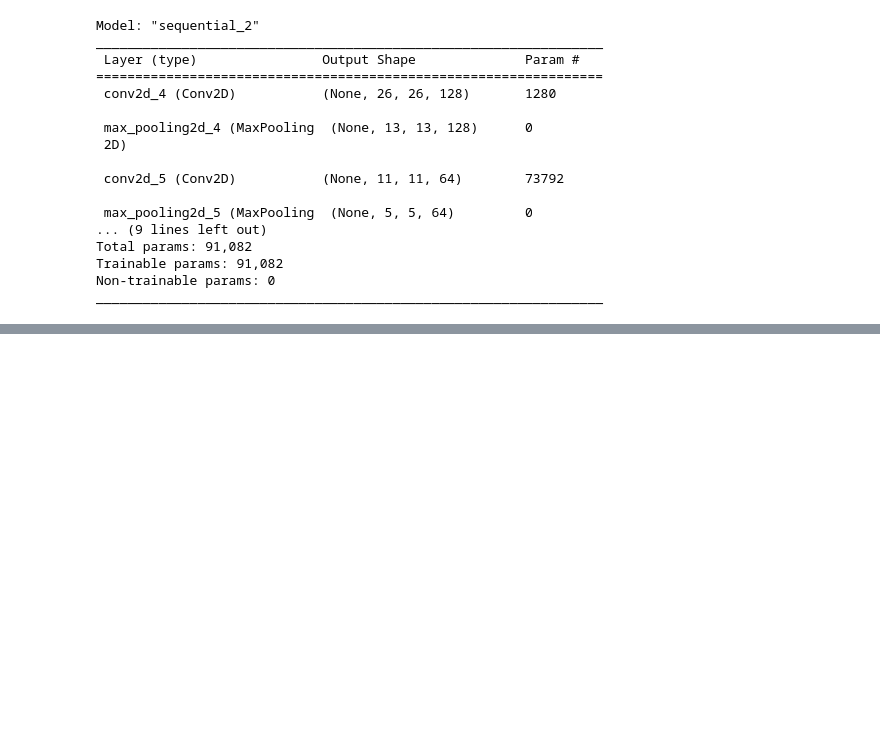
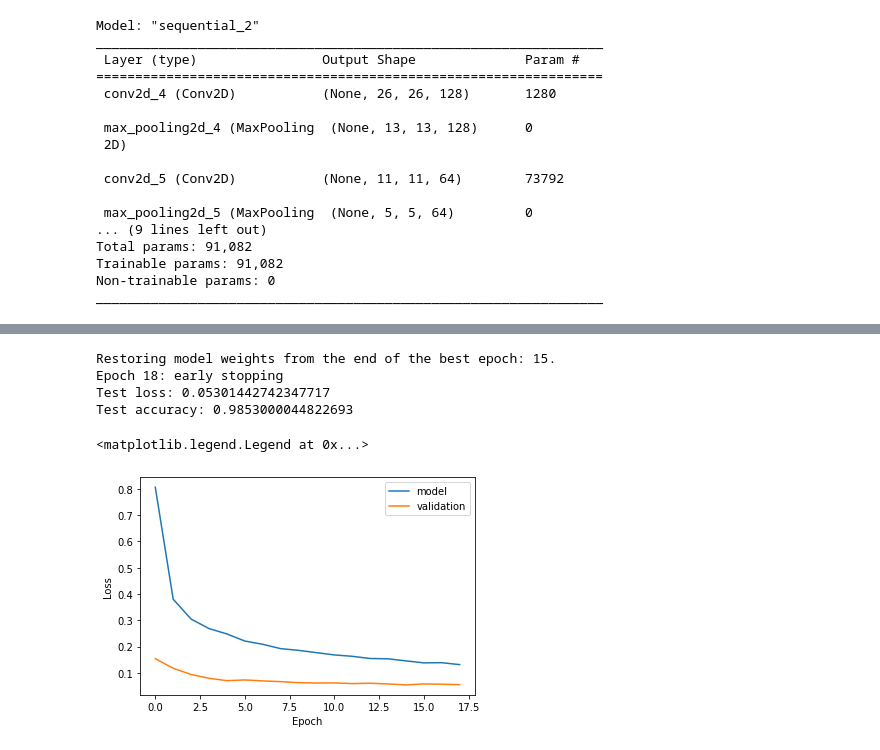
Before and after one commit to imraunav/MNIST-Dataset-classification, a Jupyter notebook: ExampleMNIST.ipynb, the cells around one changed output, grey strips where cells are left out. Drawn from its saved outputs; the diff is of its cells as text; code cells hidden in the pictures; blank space fills up the shorter version.

```diff
--- a/ExampleMNIST.ipynb
+++ b/ExampleMNIST.ipynb
@@ -267,0 +272,16 @@ plt.legend()
+# %%
+model = keras.Sequential(
+    [
+        keras.Input(shape=input_shape),
+        layers.Conv2D(128, kernel_size=(3, 3), activation="relu"),
+        layers.MaxPooling2D(pool_size=(2, 2)),
+        layers.Conv2D(64, kernel_size=(3, 3), activation="relu"),
+        layers.MaxPooling2D(pool_size=(2, 2)),
+        layers.Conv2D(32, kernel_size=(3, 3), activation="relu"),
+        layers.MaxPooling2D(pool_size=(2, 2)),
+        layers.Flatten(),
+        layers.Dropout(0.5),
+        layers.Dense(num_classes, activation="softmax"),
+    ]
+)
+model.summary()
@@ -267,0 +306,31 @@ plt.legend()
+# %%
+batch_size = 128
+epochs = 100
+
+model.compile(loss="categorical_crossentropy", optimizer="adam", metrics=["accuracy"])
+mycallbacks = [keras.callbacks.EarlyStopping(monitor='loss', min_delta=1e-4, patience=3, verbose=1),
+               keras.callbacks.EarlyStopping(monitor='val_loss', mode='min', patience=3, verbose=1, restore_best_weights=True)
+              ]
+history = model.fit(x_train, y_train,
+                    batch_size=batch_size, epochs=epochs,
+                    validation_split=0.2,
+                    callbacks=mycallbacks, verbose=0)
+
+score = model.evaluate(x_test, y_test, verbose=0)
+print("Test loss:", score[0])
+print("Test accuracy:", score[1])
+# %% [output]
+Restoring model weights from the end of the best epoch: 15.
+Epoch 18: early stopping
+Test loss: 0.05301442742347717
+Test accuracy: 0.9853000044822693
+# %%
+from matplotlib import pyplot as plt
+plt.plot(history.history['loss'], label='model')
+plt.plot(history.history['val_loss'], label='validation')
+plt.xlabel('Epoch')
+plt.ylabel('Loss')
+plt.legend()
+# %% [output]
+<matplotlib.legend.Legend at 0x...>
+[figure, added]
```
Also changed, not shown: parts of 15 cells of this notebook.
